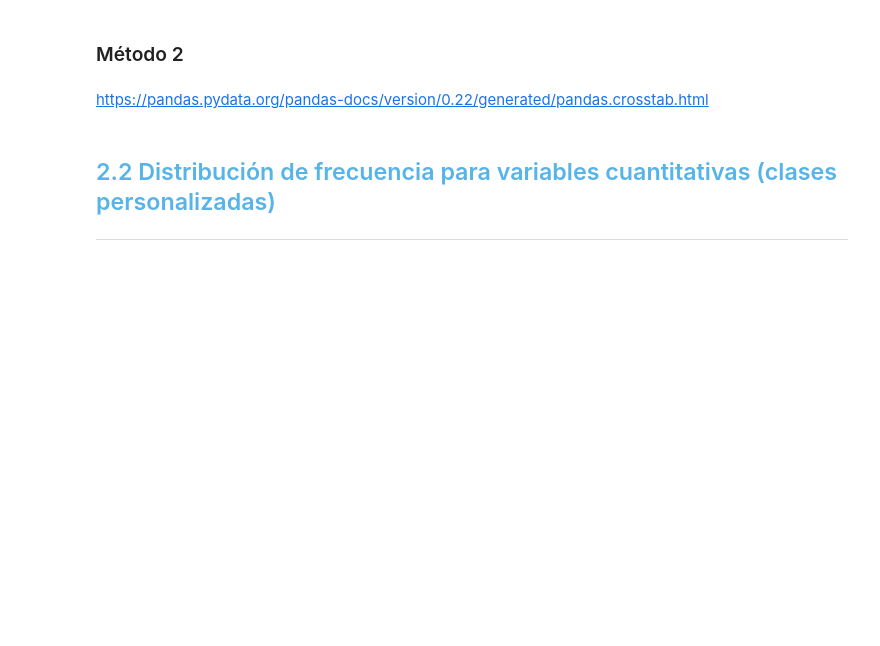
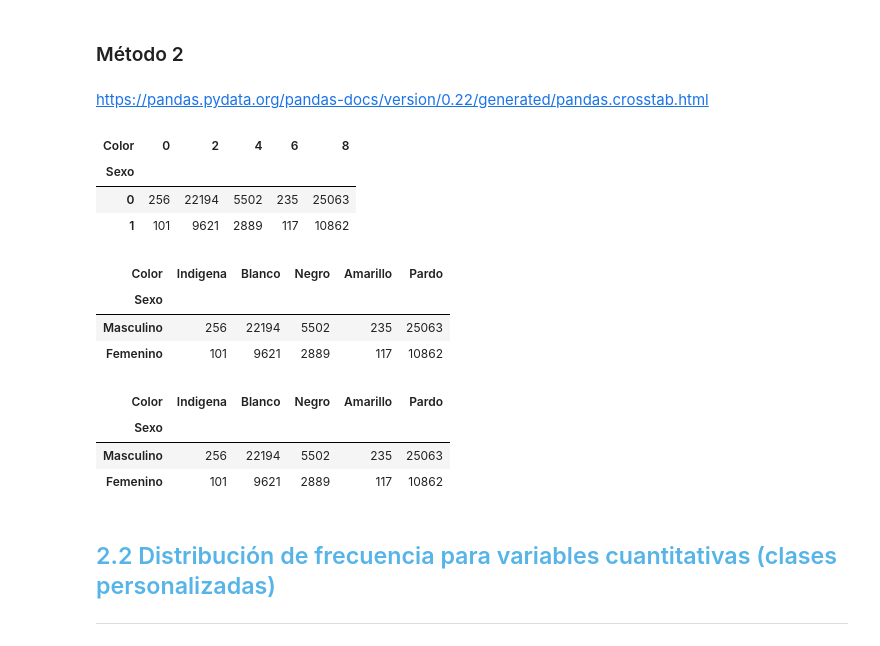
Before and after one commit to Goyo0117970/MachineLearning, a Jupyter notebook: Curso_de_Estadística_con_Python_1.ipynb, the cells around one changed output. Drawn from its saved outputs; the diff is of its cells as text; code cells hidden in the pictures; blank space fills up the shorter version.

```diff
--- a/Curso_de_Estadística_con_Python_1.ipynb
+++ b/Curso_de_Estadística_con_Python_1.ipynb
@@ -220,3 +290,13 @@ color = {0: 'Indigena',
          6: 'Amarillo',
          8: 'Pardo',
          9: 'Sin declarar'}
+# %%
+frecuencia = pd.crosstab(datos.Sexo,
+            datos.Color)
+# %%
+frecuencia
+# %% [output]
+| Color | 0 | 2 | 4 | 6 | 8 |
+| Sexo |  |  |  |  |  |
+| 0 | 256 | 22194 | 5502 | 235 | 25063 |
+| 1 | 101 | 9621 | 2889 | 117 | 10862 |
@@ -223,3 +306,23 @@ color = {0: 'Indigena',
+# %%
+frecuencia
+# %% [output]
+| Color | Indigena | Blanco | Negro | Amarillo | Pardo |
+| Sexo |  |  |  |  |  |
+| Masculino | 256 | 22194 | 5502 | 235 | 25063 |
+| Femenino | 101 | 9621 | 2889 | 117 | 10862 |
+# %%
+porcentaje = pd.crosstab(datos.Sexo,
+                         datos.Color,
+                         aggfunc = 'count',
+                         values = datos.Ingreso)
+porcentaje.rename(index = sexo,inplace = True)
+porcentaje.rename(columns = color,inplace = True)
+porcentaje
+# %% [output]
+| Color | Indigena | Blanco | Negro | Amarillo | Pardo |
+| Sexo |  |  |  |  |  |
+| Masculino | 256 | 22194 | 5502 | 235 | 25063 |
+| Femenino | 101 | 9621 | 2889 | 117 | 10862 |
 # %% [markdown]
 ## <font color=#56B4E9>2.2 Distribución de frecuencia para variables cuantitativas (clases personalizadas)</font>
 ***
```
Also changed, not shown: parts of 15 cells of this notebook.
